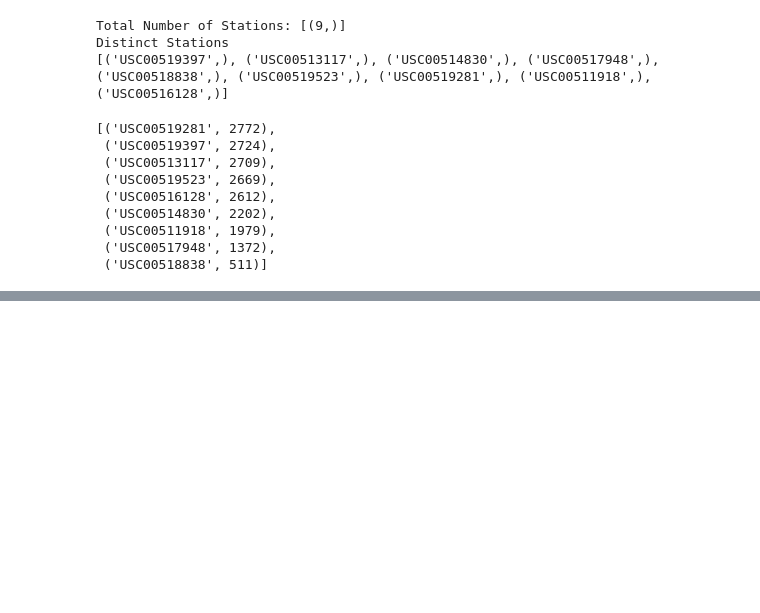
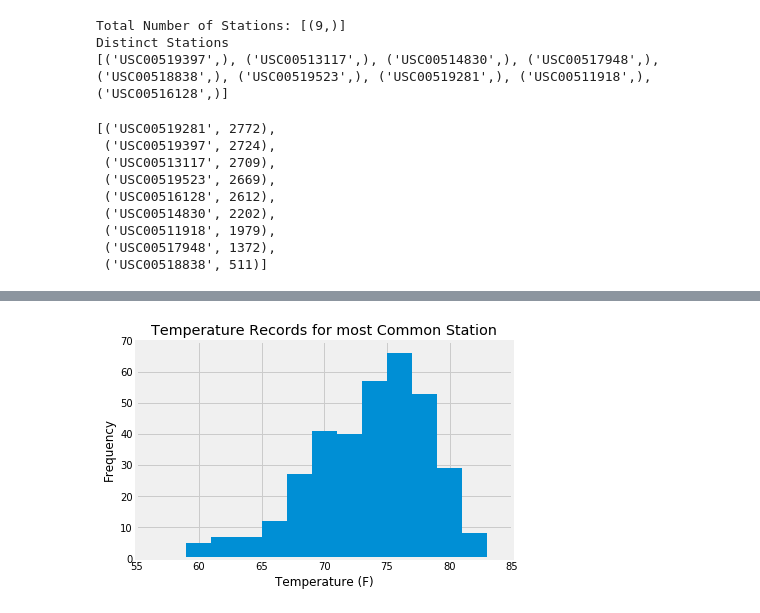
Before and after one commit to annabelcheong/sqlalchemy-challenge, a Jupyter notebook: surf_climate.ipynb, the cells around one changed output, grey strips where cells are left out. Cells and saved outputs as stored; diff of their text form; code cells hidden in the pictures; blank space fills up the shorter version.

```diff
--- a/surf_climate.ipynb
+++ b/surf_climate.ipynb
@@ -372,0 +467,20 @@ station_id_group
+# %%
+########### HISTOGRAM ##############
+
+freq_of_temps_graph=freq_of_temps_df.hist(column="temp", bins=12)
+freq_of_temps_graph
+
+# Set a title for the chart
+plt.title("Temperature Records for most Common Station")
+plt.ylabel("Frequency")
+plt.xlabel("Temperature (F)")
+
+#Set x-axis and y-axis range
+plt.xlim(55,85)
+plt.ylim(0,70)
+
+#Save figure
+plt.savefig("Freq_of_temps.png",bbox_inches="tight")
+plt.show()
+# %% [output]
+[figure, added]
```
Also changed, not shown: parts of 6 cells of this notebook, 1 other file.
